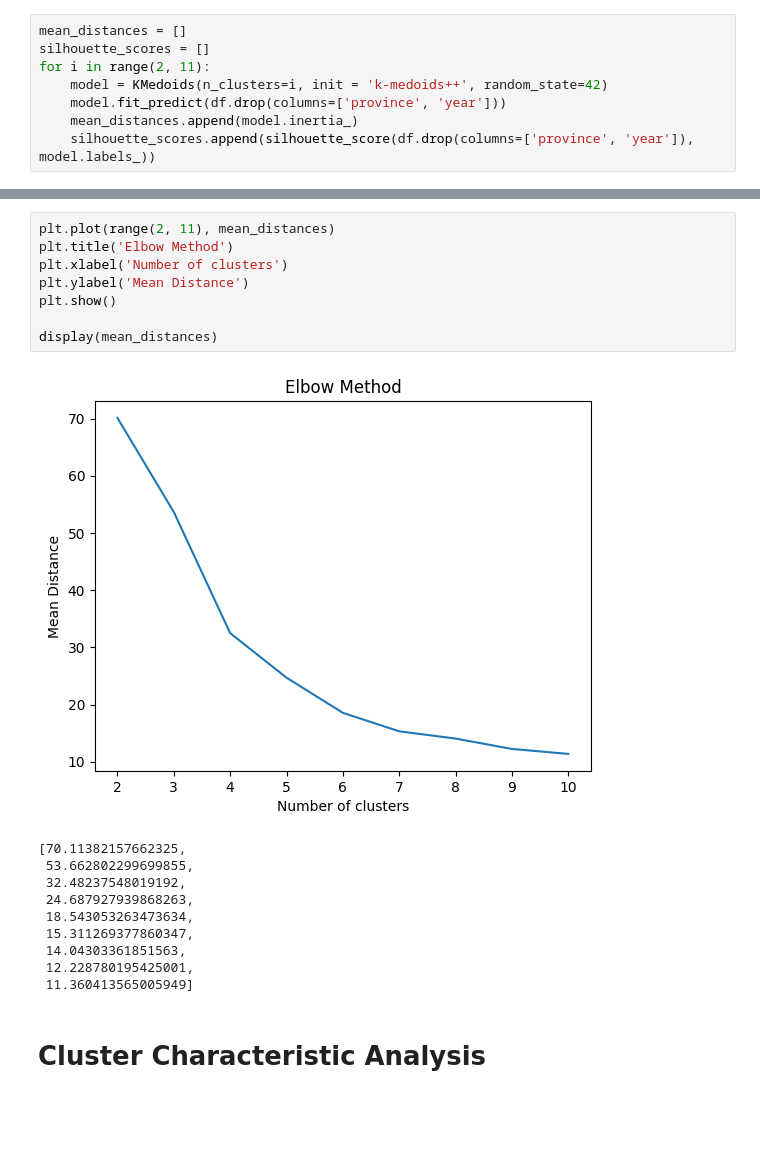
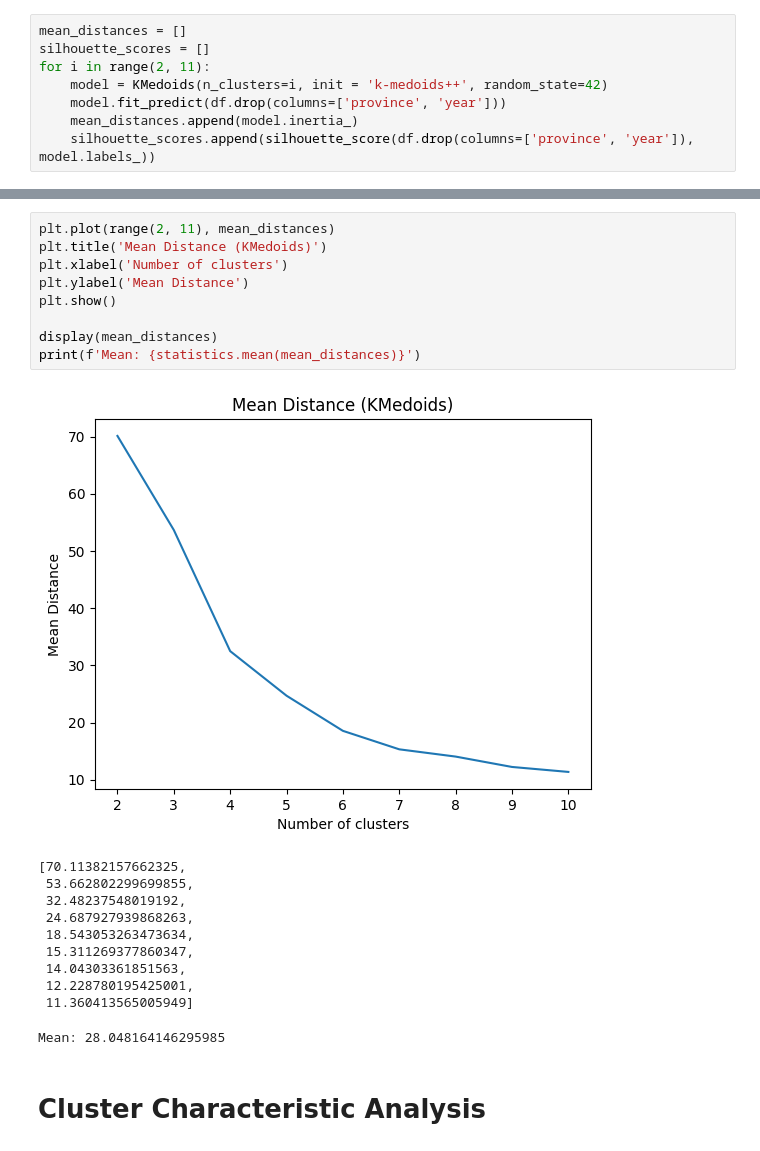
Before and after one commit to Ulveen/livability_index, a Jupyter notebook: model/final.ipynb, the cells around one changed output, grey strips where cells are left out. Drawn from its saved outputs; the diff is of its cells as text; blank space fills up the shorter version.

```diff
--- a/model/final.ipynb
+++ b/model/final.ipynb
@@ -155,13 +173,14 @@ display(silhouette_scores)
 # %%
 plt.plot(range(2, 11), mean_distances)
-plt.title('Elbow Method')
+plt.title('Mean Distance (KMedoids)')
 plt.xlabel('Number of clusters')
 plt.ylabel('Mean Distance')
 plt.show()
 
 display(mean_distances)
+print(f'Mean: {statistics.mean(mean_distances)}')
 # %% [output]
-[figure, old version]
+[figure, new version]
 [70.11382157662325,
  53.662802299699855,
  32.48237548019192,
@@ -171,6 +190,7 @@ display(mean_distances)
  14.04303361851563,
  12.228780195425001,
  11.360413565005949]
+Mean: 28.048164146295985
 # %% [markdown]
 # Cluster Characteristic Analysis
 # %%
```
Also changed, not shown: parts of 5 cells of this notebook.
